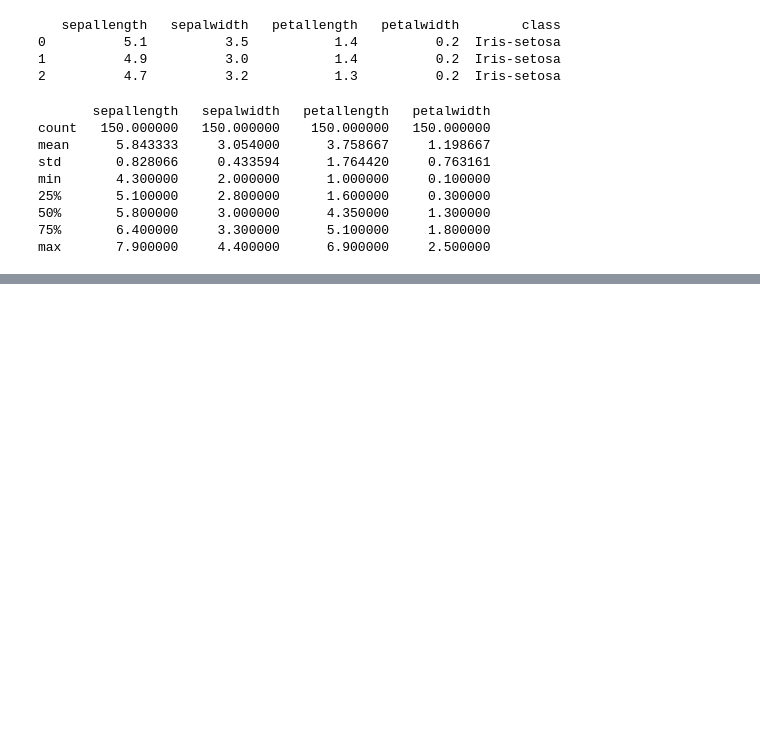
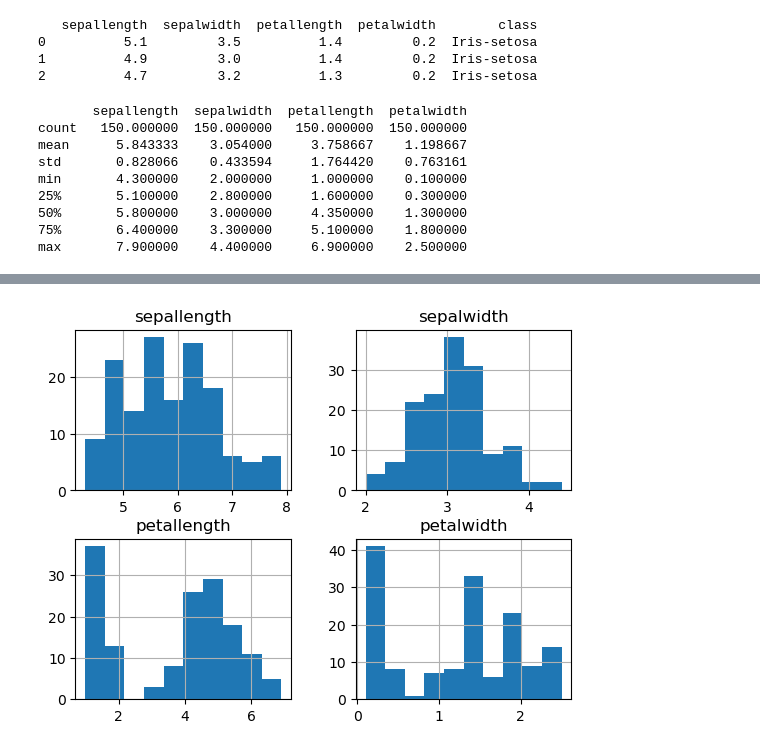
Before and after one commit to CRodriguezEc/TIA_EjmClaseTema_03, a Jupyter notebook: dsNB-IrisSetosa.ipynb, the cells around one changed output, grey strips where cells are left out. Drawn from its saved outputs; the diff is of its cells as text; code cells hidden in the pictures; blank space fills up the shorter version.

```diff
--- a/dsNB-IrisSetosa.ipynb
+++ b/dsNB-IrisSetosa.ipynb
@@ -54,0 +59,6 @@ dtype: int64
+# %%
+#   Elaboramos un histograma
+df.hist()
+plt.show()
+# %% [output]
+[figure, added]
```
Also changed, not shown: parts of 4 cells of this notebook.
